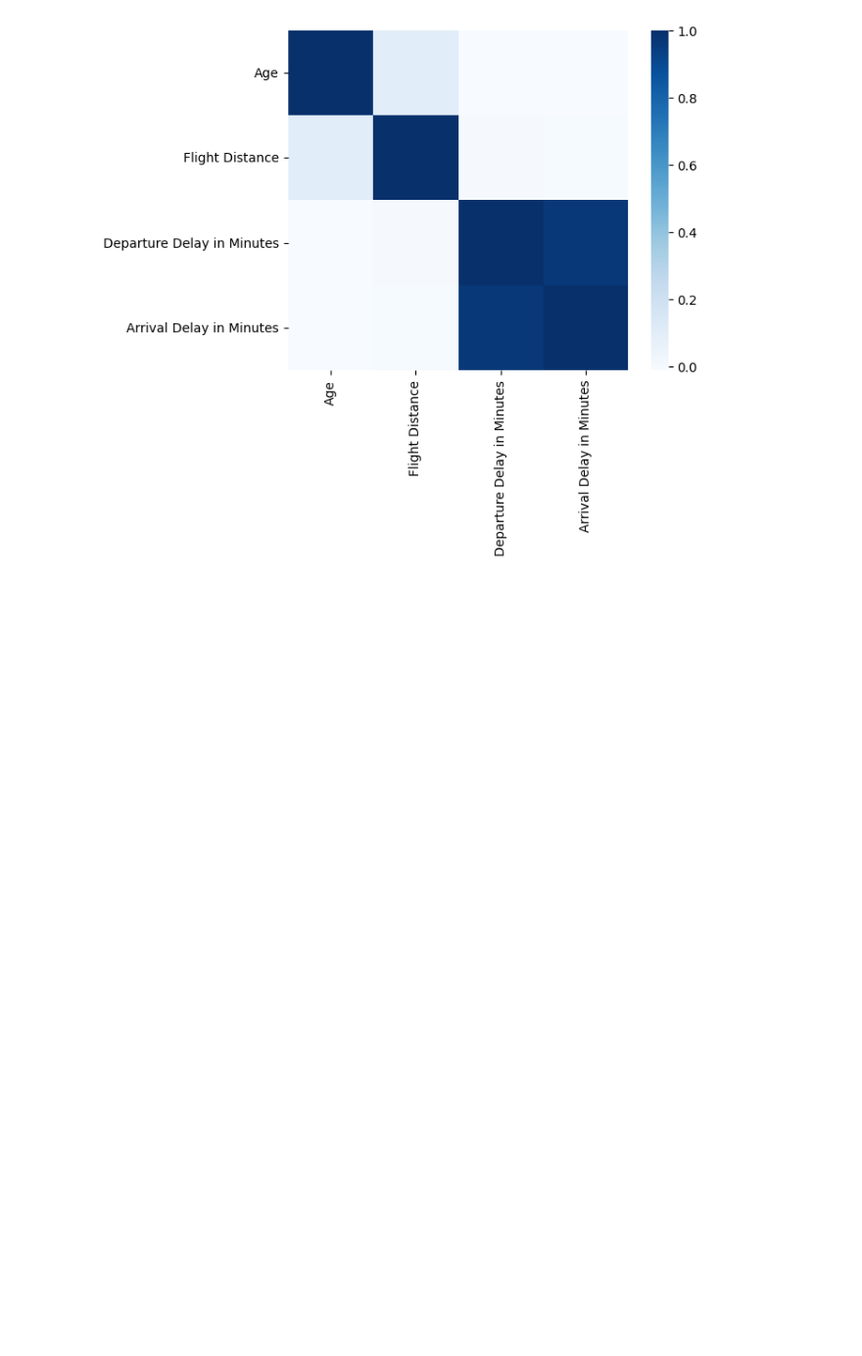
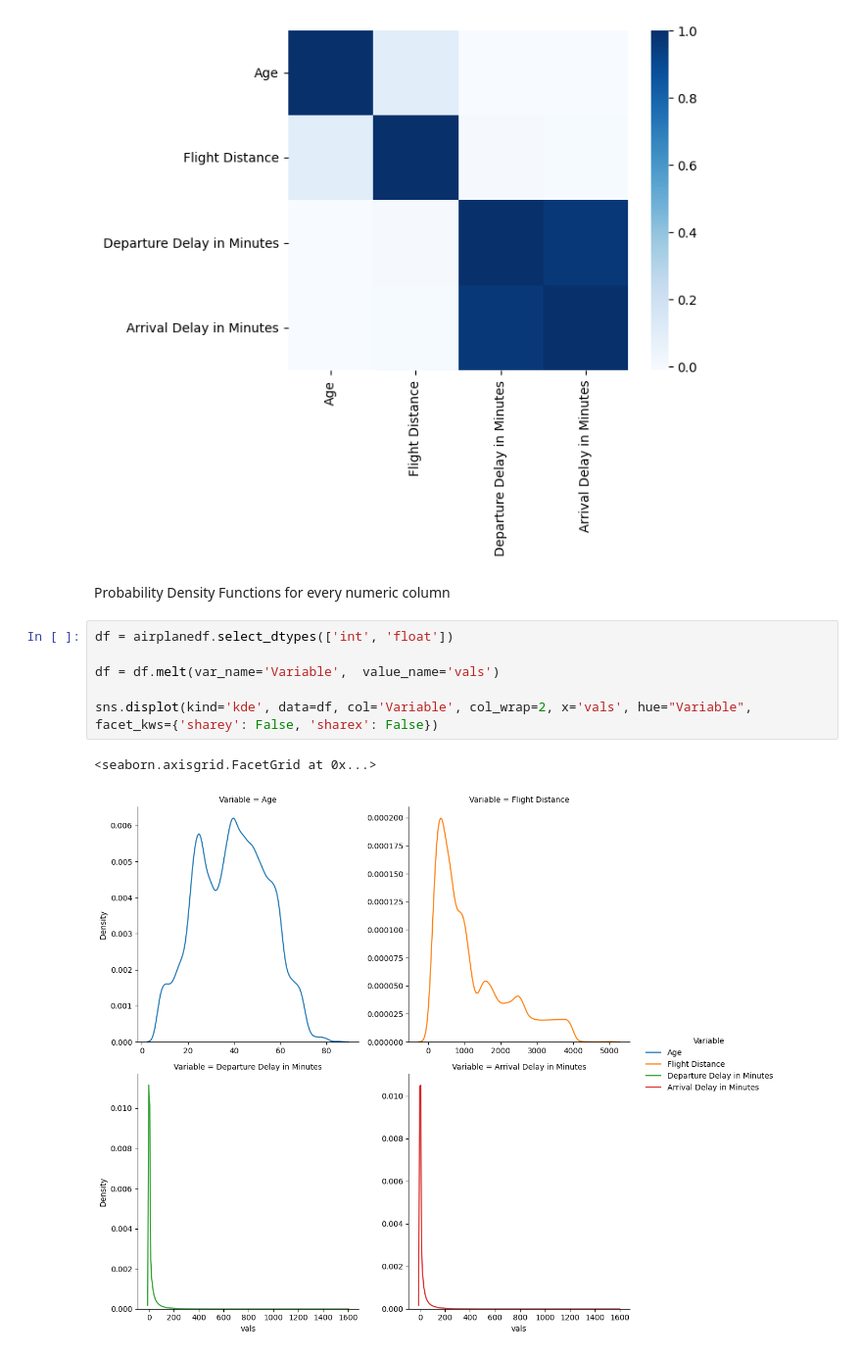
Before and after one commit to fran1215/MLAI-Project-Team3, a Jupyter notebook: EDA/EDA-Fran.ipynb, the cells around one changed output. Shown at 98% size. Cells and saved outputs as stored; diff of their text form; blank space fills up the shorter version.

```diff
--- a/EDA/EDA-Fran.ipynb
+++ b/EDA/EDA-Fran.ipynb
@@ -154,3 +154,14 @@ sns.heatmap(corr_mat, square = True, cmap = 'Blues')
 pass
 # %% [output]
 [figure]
+# %% [markdown]
+Probability Density Functions for every numeric column
+# %%
+df = airplanedf.select_dtypes(['int', 'float'])
+
+df = df.melt(var_name='Variable',  value_name='vals')
+
+sns.displot(kind='kde', data=df, col='Variable', col_wrap=2, x='vals', hue="Variable", facet_kws={'sharey': False, 'sharex': False})
+# %% [output]
+<seaborn.axisgrid.FacetGrid at 0x...>
+[figure, added]
```
Also changed, not shown: parts of 5 cells of this notebook.
